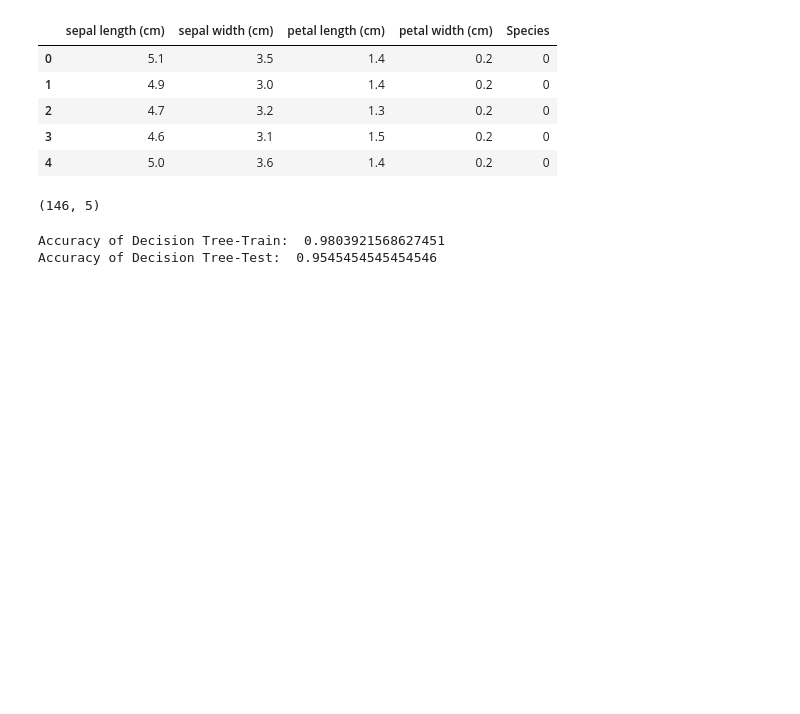
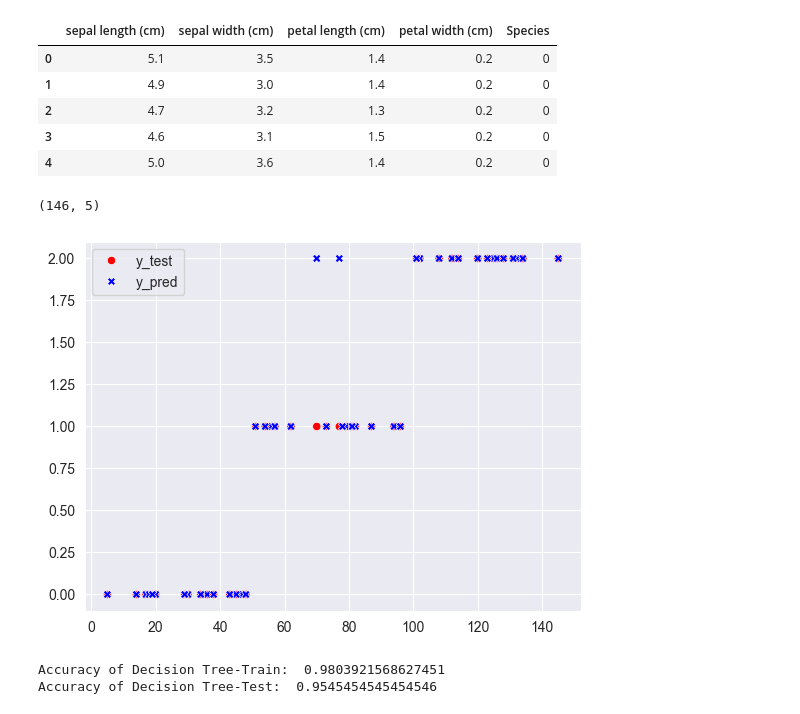
Before and after one commit to Ta3ikNSU/MLL, a Jupyter notebook: 3.Logistic Regression.ipynb, the cells around one changed output. Drawn from its saved outputs; the diff is of its cells as text; code cells hidden in the pictures; blank space fills up the shorter version.

```diff
--- a/3.Logistic Regression.ipynb
+++ b/3.Logistic Regression.ipynb
@@ -42,12 +42,20 @@ X = df.drop("Species",axis=1)
 y = df["Species"]
 X_train,X_test,y_train,y_test=train_test_split(X,y,test_size=0.3, random_state= 1)
 # %%
-dt=LogisticRegression(solver='lbfgs', max_iter=1000)
+dt=LogisticRegression(max_iter=1000)
 dt.fit(X_train,y_train)
 
 y_pred_train = dt.predict(X_train)
 y_pred = dt.predict(X_test)
 y_prob = dt.predict_proba(X_test)
+# %%
+sns.scatterplot(
+    data=DataFrame({'y_test': y_test, 'y_pred': y_pred}),
+    palette={'y_pred': 'blue', 'y_test': 'red'}
+)
+plt.show()
+# %% [output]
+[figure, added]
 # %%
 print('Accuracy of Decision Tree-Train: ', accuracy_score(y_pred_train, y_train))
 print('Accuracy of Decision Tree-Test: ', accuracy_score(y_pred, y_test))
```
Also changed, not shown: 12 other files.
